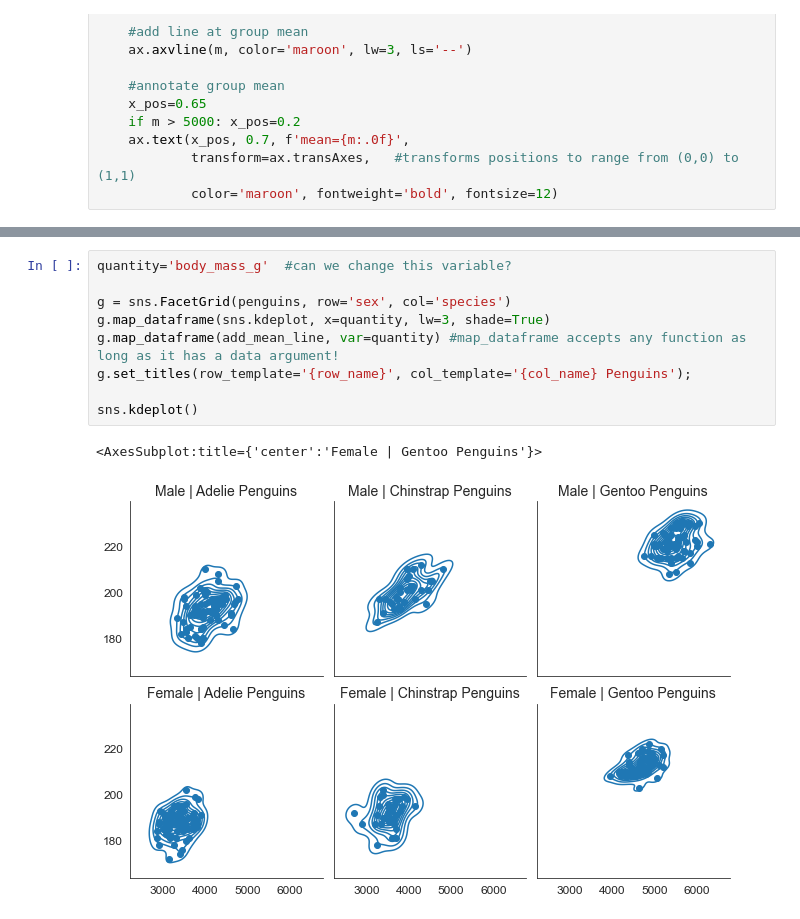
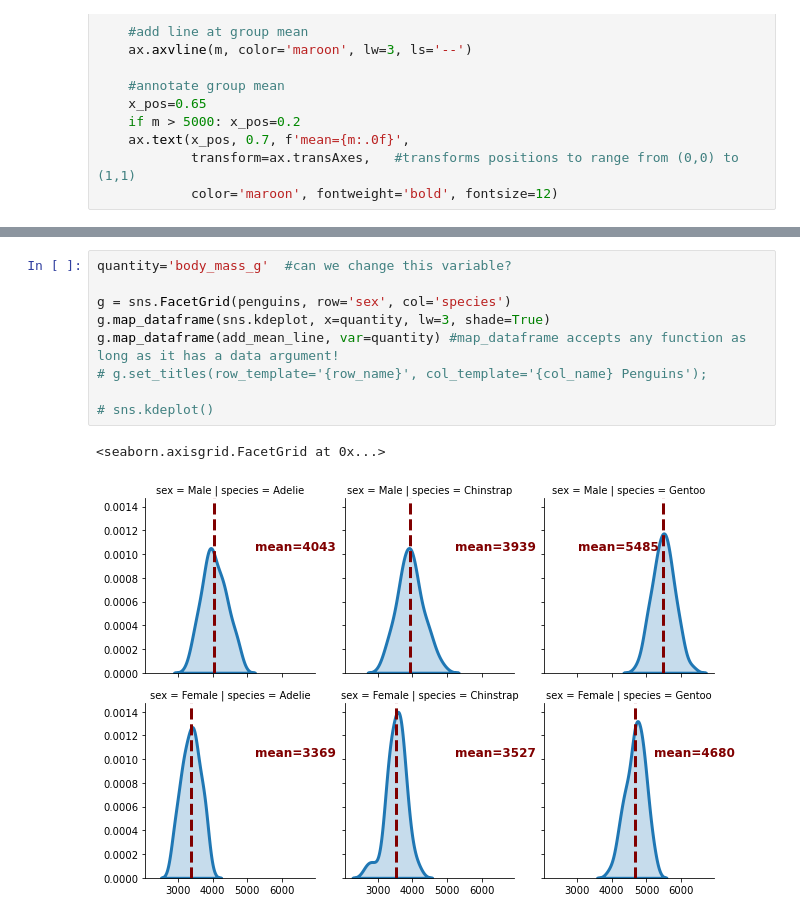
Before and after one commit to santarabantoosoo/Data-Analysis-NanoDegree, a Jupyter notebook: s7_univariate_bivariate_viz/Demos/detailed seaborn/16_FacetGrid.ipynb, the cells around one changed output, grey strips where cells are left out. Cells and saved outputs as stored; diff of their text form.

```diff
--- a/s7_univariate_bivariate_viz/Demos/detailed seaborn/16_FacetGrid.ipynb
+++ b/s7_univariate_bivariate_viz/Demos/detailed seaborn/16_FacetGrid.ipynb
@@ -238,12 +200,12 @@ def add_mean_line(data, var=None, **kws):
 # %%
 quantity='body_mass_g'  #can we change this variable?
 
 g = sns.FacetGrid(penguins, row='sex', col='species')
 g.map_dataframe(sns.kdeplot, x=quantity, lw=3, shade=True)
 g.map_dataframe(add_mean_line, var=quantity) #map_dataframe accepts any function as long as it has a data argument!
-g.set_titles(row_template='{row_name}', col_template='{col_name} Penguins');
+# g.set_titles(row_template='{row_name}', col_template='{col_name} Penguins');
 
-sns.kdeplot()
+# sns.kdeplot()
 # %% [output]
-<AxesSubplot:title={'center':'Female | Gentoo Penguins'}>
+<seaborn.axisgrid.FacetGrid at 0x...>
-[figure, old version]
+[figure, new version]
```
Also changed, not shown: parts of 15 cells of this notebook, 16 other files.
